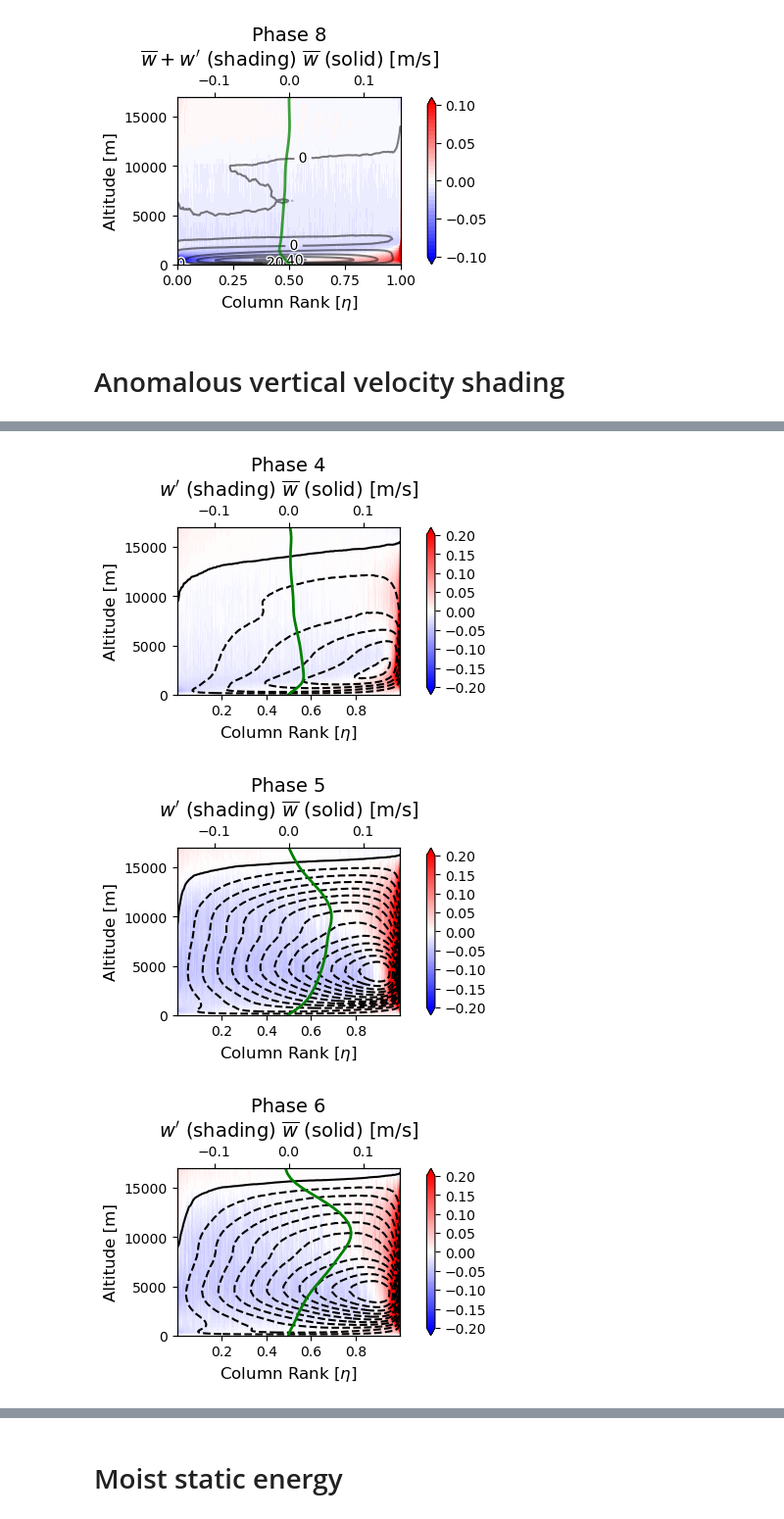
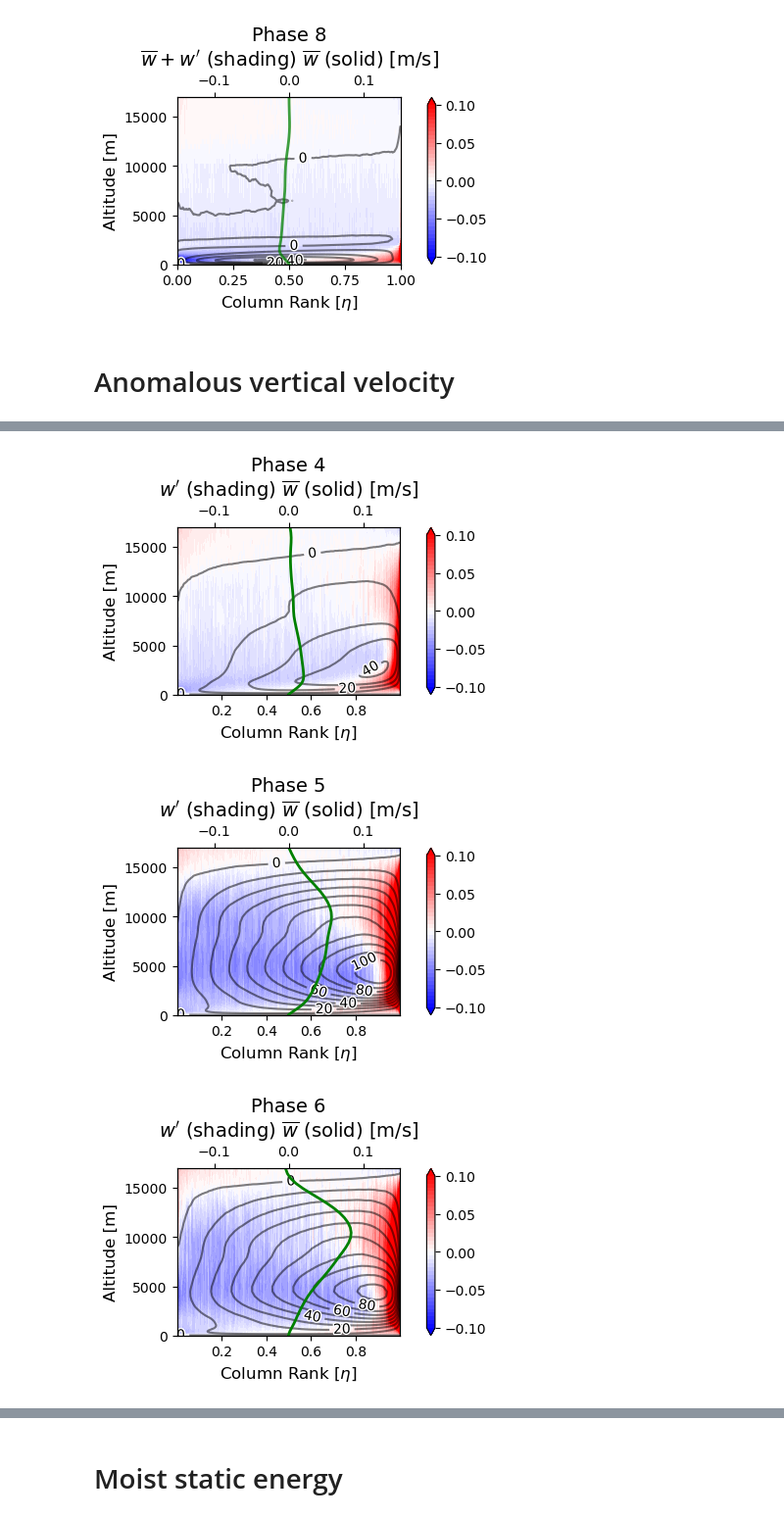
Before and after one commit to pedroanguloumana/scale_interaction_in_gsam, a Jupyter notebook: notebooks/Plot_Moisture_Space_Composites.ipynb, the cells around one changed output, grey strips where cells are left out. Shown at 98% size. Cells and saved outputs as stored; diff of their text form; code cells hidden in the pictures.

```diff
--- a/notebooks/Plot_Moisture_Space_Composites.ipynb
+++ b/notebooks/Plot_Moisture_Space_Composites.ipynb
@@ -105,12 +105,12 @@ for phase in range(1, 9):
 [figure]
 [figure]
 # %% [markdown]
-# Anomalous vertical velocity shading
+# Anomalous vertical velocity
 # %%
 # Set plotting parameters
 #
 cmap = plt.cm.bwr
-lev_min, lev_max, delta_lev = -0.2, 0.2, 0.005
+lev_min, lev_max, delta_lev = -0.1, 0.1, 0.005
 norm = colors.TwoSlopeNorm(vmin=lev_min, vcenter=0, vmax=lev_max)
 levels = np.arange(lev_min, lev_max + delta_lev, delta_lev)
 
@@ -131,9 +131,7 @@ for phase in range(1, 9):
     ax2.set_xlabel(None)
     # Plot circulation
     #
-    circ = load_phase_composite_anomaly('wa', phase=phase).cumsum('column')
-    circ = circ.coarsen({'column': 5}).mean()
-    circ.plot.contour(ax=ax, y='z', levels=np.linspace(-150, 0, 20), colors='black')
+    _plot_circulation(ax)
     # Label axes
     #
     ax.set_ylabel('Altitude [m]')
@@ -166,3 +164,3 @@ for phase in range(1, 9):
-[figure, old version]
+[figure, new version]
-[figure, old version]
+[figure, new version]
-[figure, old version]
+[figure, new version]
```
Also changed, not shown: parts of 2 cells of this notebook, 2 other files.
